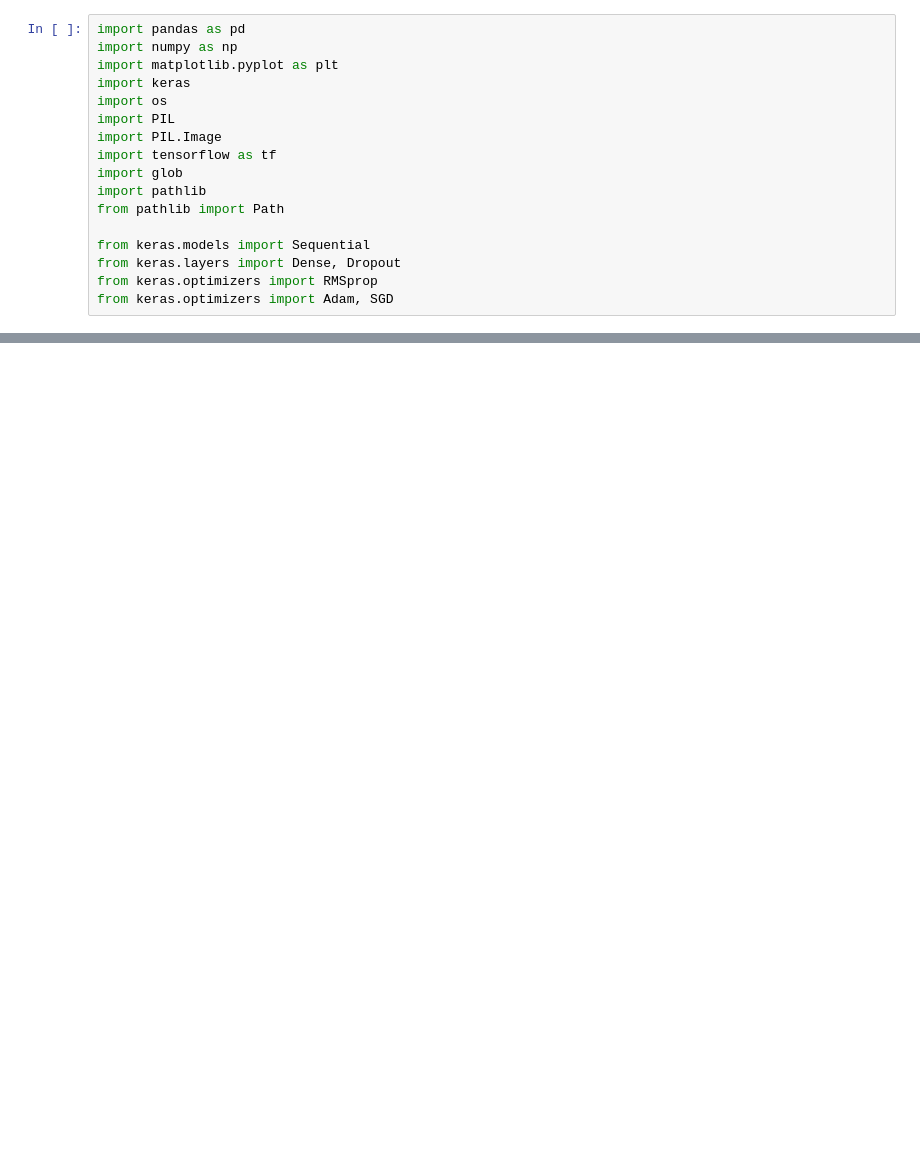
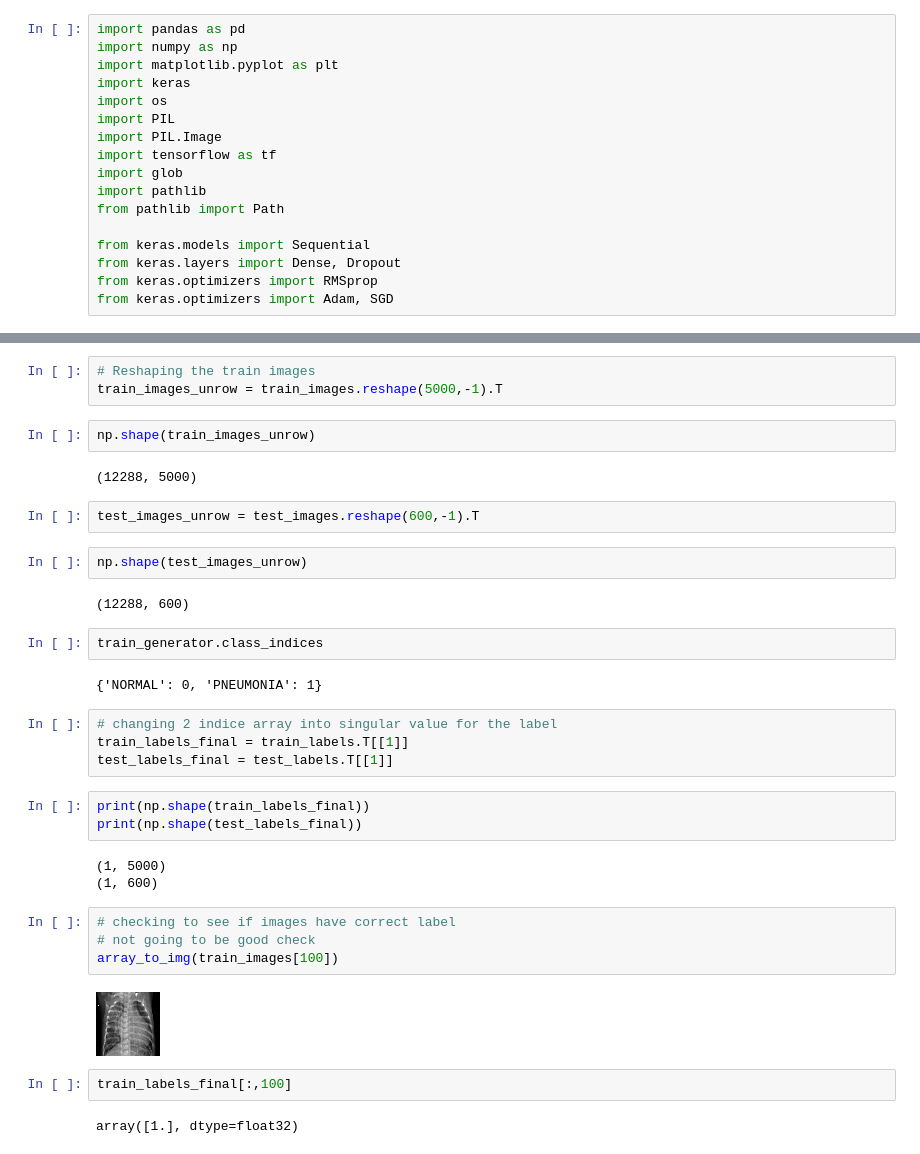
Before and after one commit to laurenphipps/x-ray-neuralnet, a Jupyter notebook: Initial_eda_testing.ipynb, the cells around one changed output, grey strips where cells are left out. Saved outputs shown, nothing was run; the diff lists cells and outputs as text; blank space fills up the shorter version.

```diff
--- a/Initial_eda_testing.ipynb
+++ b/Initial_eda_testing.ipynb
@@ -66,0 +59,37 @@ PIL.Image.open(str(train_data.loc[0]['image']))
+# %%
+# Reshaping the train images
+train_images_unrow = train_images.reshape(5000,-1).T
+# %%
+np.shape(train_images_unrow)
+# %% [output]
+(12288, 5000)
+# %%
+test_images_unrow = test_images.reshape(600,-1).T
+# %%
+np.shape(test_images_unrow)
+# %% [output]
+(12288, 600)
+# %%
+train_generator.class_indices
+# %% [output]
+{'NORMAL': 0, 'PNEUMONIA': 1}
+# %%
+# changing 2 indice array into singular value for the label
+train_labels_final = train_labels.T[[1]]
+test_labels_final = test_labels.T[[1]]
+# %%
+print(np.shape(train_labels_final))
+print(np.shape(test_labels_final))
+# %% [output]
+(1, 5000)
+(1, 600)
+# %%
+# checking to see if images have correct label
+# not going to be good check
+array_to_img(train_images[100])
+# %% [output]
+[figure, added]
+# %%
+train_labels_final[:,100]
+# %% [output]
+array([1.], dtype=float32)
```
Also changed, not shown: parts of 16 cells of this notebook.
